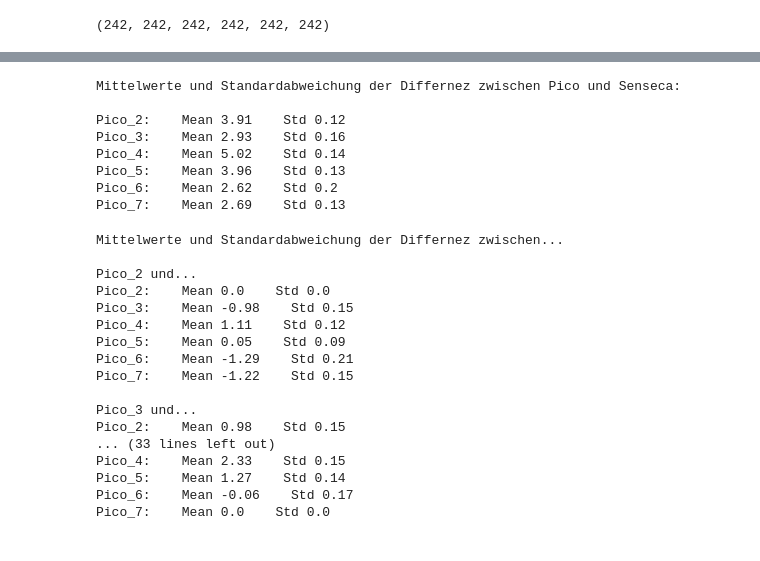
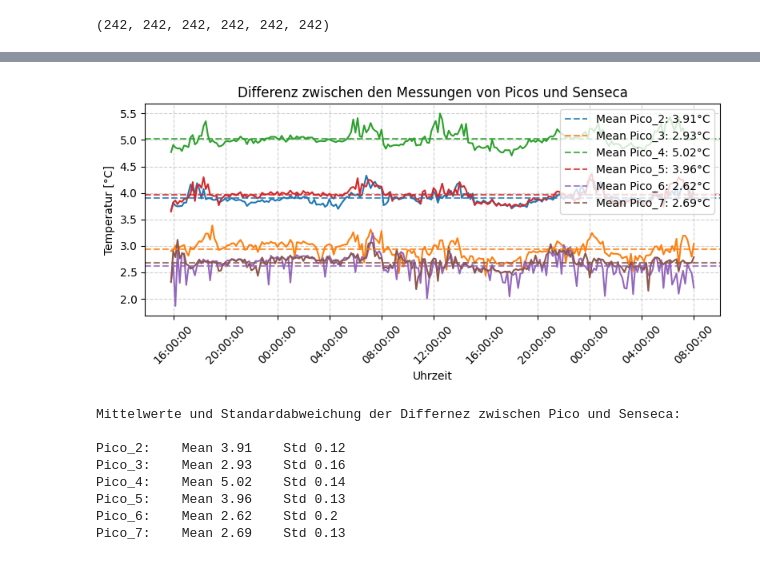
Before and after one commit to hydroclaus/rpy_velutina, a Jupyter notebook: BME280_nicholas/data_temp_senseca/plot_temp_data.ipynb, the cells around one changed output, grey strips where cells are left out. Saved outputs shown, nothing was run; the diff lists cells and outputs as text; code cells hidden in the pictures.

Commit message:
analyze temperature data

```diff
--- a/BME280_nicholas/data_temp_senseca/plot_temp_data.ipynb
+++ b/BME280_nicholas/data_temp_senseca/plot_temp_data.ipynb
@@ -95,4 +93,10 @@ diff_lst = []
 for df_pico, name in zip(picos_dfs, picos_dfs_names):
     diff = df_pico["temp"].values - df["temp"].values
     diff_lst.append(diff)
+# %%
+summary_diff = pd.DataFrame(
+    data=zip(*diff_lst),
+    index=df_pico2.index,
+    columns=picos_dfs_names
+)
 # %%
@@ -120,0 +118,32 @@ for diff, name in zip(diff_lst, picos_dfs_names):
+# %%
+# Diagramm zeichnen
+plt.figure(figsize=(8, 4))
+plt.plot(summary_diff.index, summary_diff)#, label=summary_diff.columns)
+
+linien = plt.gca().get_lines()
+
+for col, linie in zip(summary_diff.columns, linien):
+    mean = summary_diff[col].mean()
+    farbe = linie.get_color()
+
+    plt.axhline(
+        y=mean,
+        color=farbe,
+        linestyle="--",
+        alpha=0.8,
+        label=f"Mean {col}: {mean:.2f}°C" # Optional: Direkt in die Legende aufnehmen
+    )
+
+# Achsen und Layout formatieren
+plt.title("Differenz zwischen den Messungen von Picos und Senseca")
+plt.xlabel("Uhrzeit")
+plt.ylabel("Temperatur [°C]")
+plt.gca().xaxis.set_major_formatter(mdates.DateFormatter("%H:%M:%S"))
+plt.xticks(rotation=45)
+plt.grid(True, linestyle="--", alpha=0.6)
+plt.tight_layout()
+plt.legend(loc='upper right')
+
+plt.show()
+# %% [output]
+[figure, added]
@@ -142,27 +174,9 @@ for df_pico_comp in picos_dfs:
 # %%
-print("Mittelwerte und Standardabweichung der Differnez zwischen...")
-for i in range(len(diff_lst)):
-    print("\nPico_" + str(i+2) + " und...")
-    for diff, name in zip(diff_lst[i], picos_dfs_names):
-        print(name + ":    Mean " + str(diff.mean().round(2)) + "    Std " + str(diff.std().round(2)))
+# print("Mittelwerte und Standardabweichung der Differnez zwischen...")
+# for i in range(len(diff_lst)):
+#     print("\nPico_" + str(i+2) + " und...")
+#     for diff, name in zip(diff_lst[i], picos_dfs_names):
+#         print(name + ":    Mean " + str(diff.mean().round(2)) + "    Std " + str(diff.std().round(2)))
-# %% [output]
-Mittelwerte und Standardabweichung der Differnez zwischen...
-
-Pico_2 und...
-Pico_2:    Mean 0.0    Std 0.0
-Pico_3:    Mean -0.98    Std 0.15
-Pico_4:    Mean 1.11    Std 0.12
-Pico_5:    Mean 0.05    Std 0.09
-Pico_6:    Mean -1.29    Std 0.21
-Pico_7:    Mean -1.22    Std 0.15
-
-Pico_3 und...
-Pico_2:    Mean 0.98    Std 0.15
-... (33 lines left out)
-Pico_4:    Mean 2.33    Std 0.15
-Pico_5:    Mean 1.27    Std 0.14
-Pico_6:    Mean -0.06    Std 0.17
-Pico_7:    Mean 0.0    Std 0.0
 # %%
 # Diagramm zeichnen
 plt.figure(figsize=(8, 4))
```
Also changed, not shown: parts of 24 cells of this notebook.
